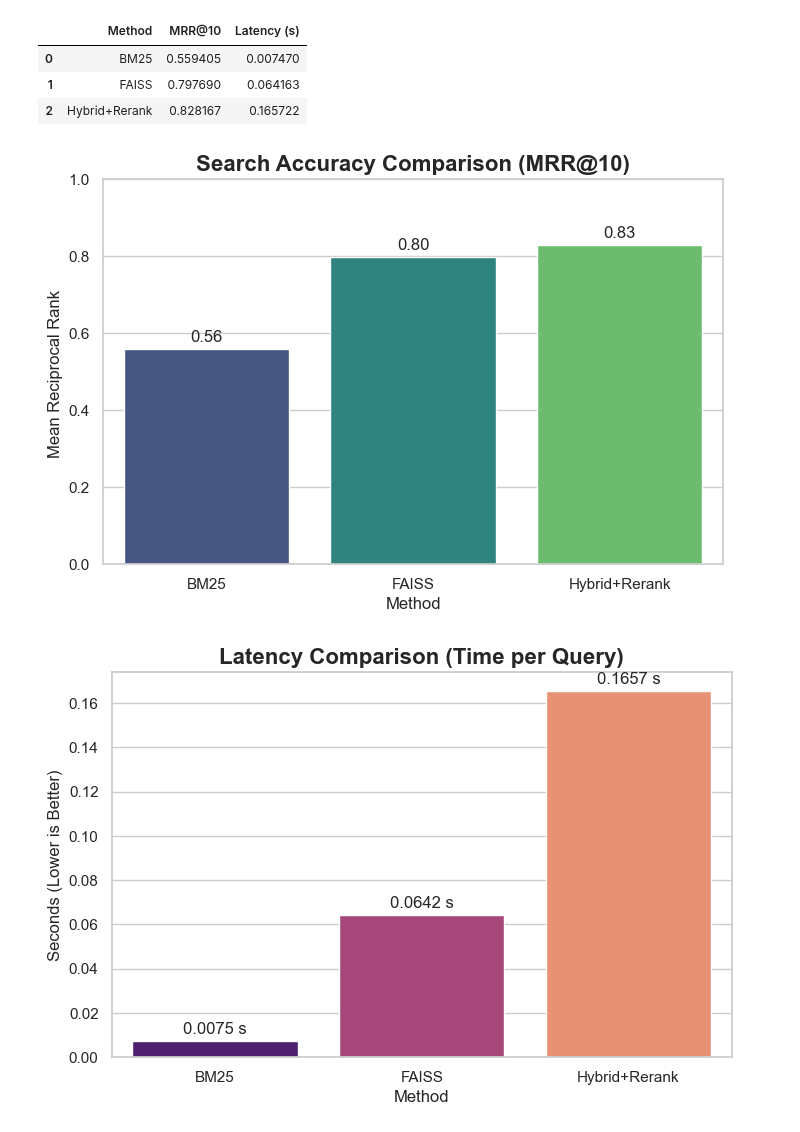
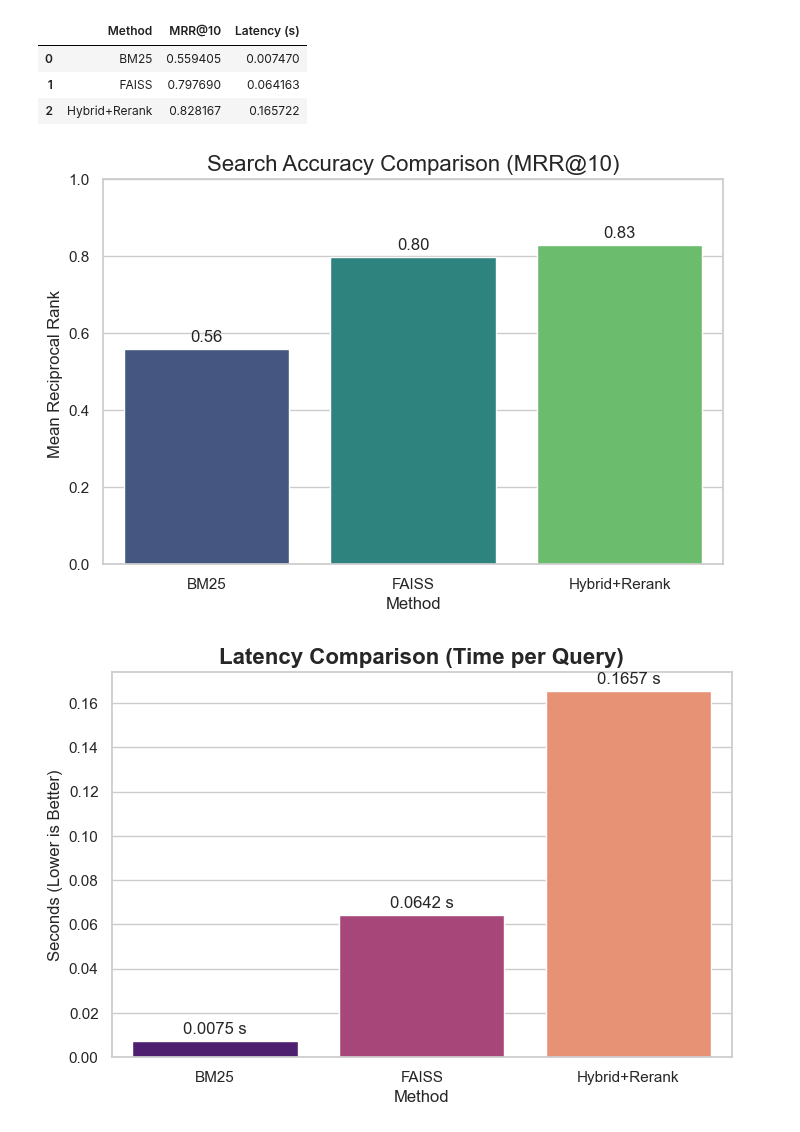
Before and after one commit to ALI-AL-MARJANI/Neural-Rerank-Engine, a Jupyter notebook: notebooks/demo.ipynb, the cells around one changed output. Cells and saved outputs as stored; diff of their text form; code cells hidden in the pictures.

```diff
--- a/notebooks/demo.ipynb
+++ b/notebooks/demo.ipynb
@@ -70,20 +92,20 @@ display(df)
 # %%
 
 # Plot MRR@10
 plt.figure(figsize=(8, 5))
-ax = sns.barplot(x="Method", y="MRR@10", data=df, palette="viridis")
+ax = sns.barplot(x="Method", y="MRR@10", data=df , palette="viridis" )
 
-plt.title("Search Accuracy Comparison (MRR@10)", fontsize=16, fontweight='bold')
+plt.title("Search Accuracy Comparison (MRR@10)", fontsize=16)
 plt.ylabel("Mean Reciprocal Rank ")
 plt.ylim(0, 1.0)
 
 
 for i in ax.containers:
     ax.bar_label(i, fmt='%.2f', padding=3)
 
 plt.show()
 # %% [output]
-[figure, old version]
+[figure, new version]
 # %%
 # Plot Latency
 plt.figure(figsize=(8, 5))
```
Also changed, not shown: parts of 3 cells of this notebook.
